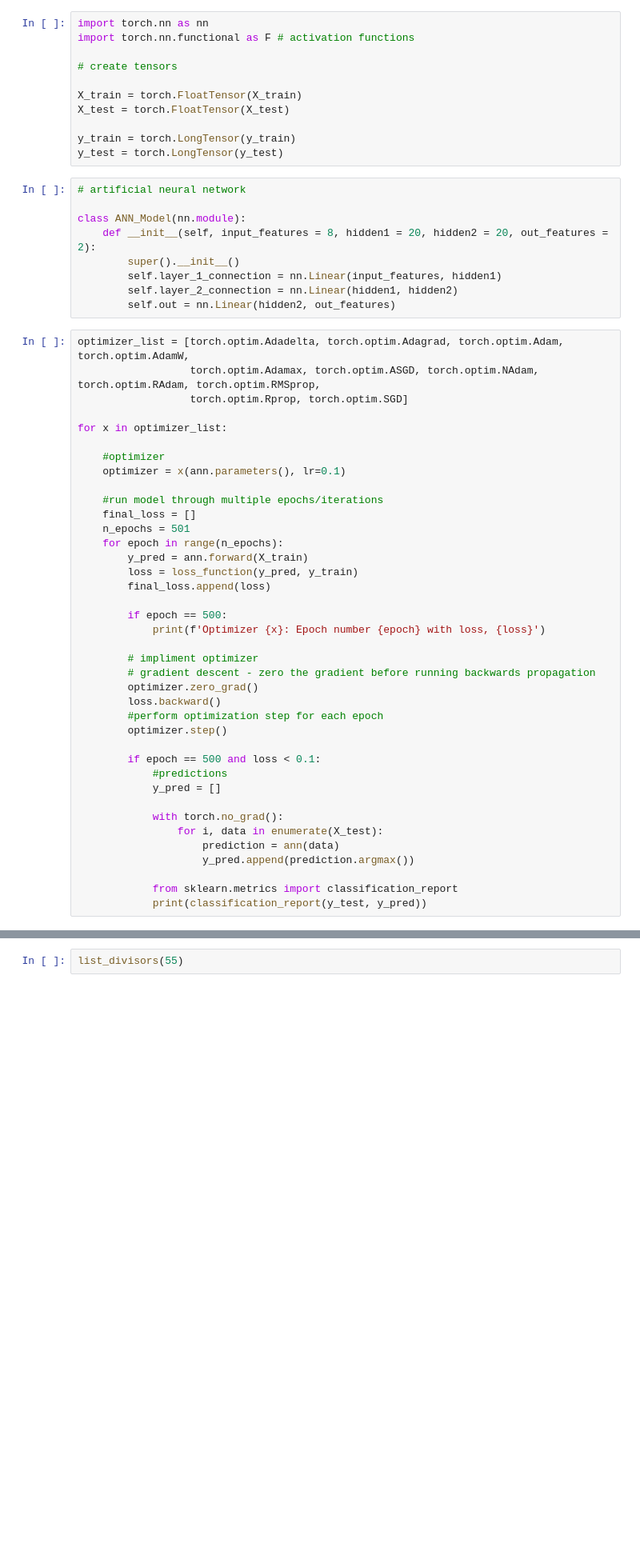
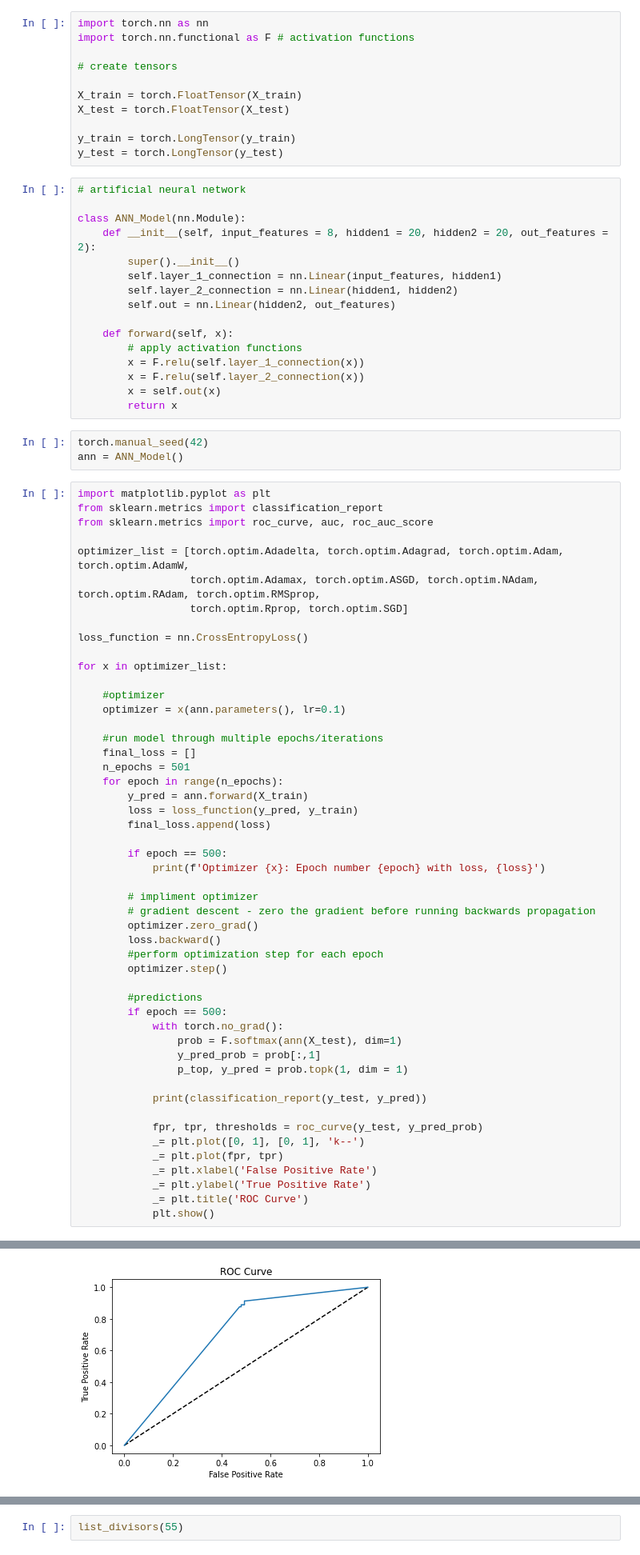
Before and after one commit to VRBlaise/HW, a Jupyter notebook: WEEK18/VB_W18_InClass.ipynb, the cells around one changed output, grey strips where cells are left out. Shown at 80% size. Drawn from its saved outputs; the diff is of its cells as text; blank space fills up the shorter version.

```diff
--- a/WEEK18/VB_W18_InClass.ipynb
+++ b/WEEK18/VB_W18_InClass.ipynb
@@ -38,16 +38,32 @@ y_test = torch.LongTensor(y_test)
 # %%
 # artificial neural network
 
-class ANN_Model(nn.module):
+class ANN_Model(nn.Module):
     def __init__(self, input_features = 8, hidden1 = 20, hidden2 = 20, out_features = 2):
         super().__init__()
         self.layer_1_connection = nn.Linear(input_features, hidden1)
         self.layer_2_connection = nn.Linear(hidden1, hidden2)
         self.out = nn.Linear(hidden2, out_features)
+
+    def forward(self, x):
+        # apply activation functions
+        x = F.relu(self.layer_1_connection(x))
+        x = F.relu(self.layer_2_connection(x))
+        x = self.out(x)
+        return x
+# %%
+torch.manual_seed(42)
+ann = ANN_Model()
 # %%
+import matplotlib.pyplot as plt
+from sklearn.metrics import classification_report
+from sklearn.metrics import roc_curve, auc, roc_auc_score
+
 optimizer_list = [torch.optim.Adadelta, torch.optim.Adagrad, torch.optim.Adam, torch.optim.AdamW,
                   torch.optim.Adamax, torch.optim.ASGD, torch.optim.NAdam, torch.optim.RAdam, torch.optim.RMSprop,
                   torch.optim.Rprop, torch.optim.SGD]
+
+loss_function = nn.CrossEntropyLoss()
 
 for x in optimizer_list:
 
@@ -72,14 +88,20 @@ for x in optimizer_list:
         #perform optimization step for each epoch
         optimizer.step()
 
-        if epoch == 500 and loss < 0.1:
-            #predictions
-            y_pred = []
+        #predictions
+        if epoch == 500:
+            with torch.no_grad():
+                prob = F.softmax(ann(X_test), dim=1)
+                y_pred_prob = prob[:,1]
+                p_top, y_pred = prob.topk(1, dim = 1)
 
-            with torch.no_grad():
-                for i, data in enumerate(X_test):
-                    prediction = ann(data)
-                    y_pred.append(prediction.argmax())
+            print(classification_report(y_test, y_pred))
 
-            from sklearn.metrics import classification_report
-            print(classification_report(y_test, y_pred))
+            fpr, tpr, thresholds = roc_curve(y_test, y_pred_prob)
+            _= plt.plot([0, 1], [0, 1], 'k--')
+            _= plt.plot(fpr, tpr)
+            _= plt.xlabel('False Positive Rate')
+            _= plt.ylabel('True Positive Rate')
+            _= plt.title('ROC Curve')
+            plt.show()
+# %% [output]
@@ -85,0 +117 @@ for x in optimizer_list:
+[figure, added]
```
Also changed, not shown: parts of 2 cells of this notebook, 1 other file.
